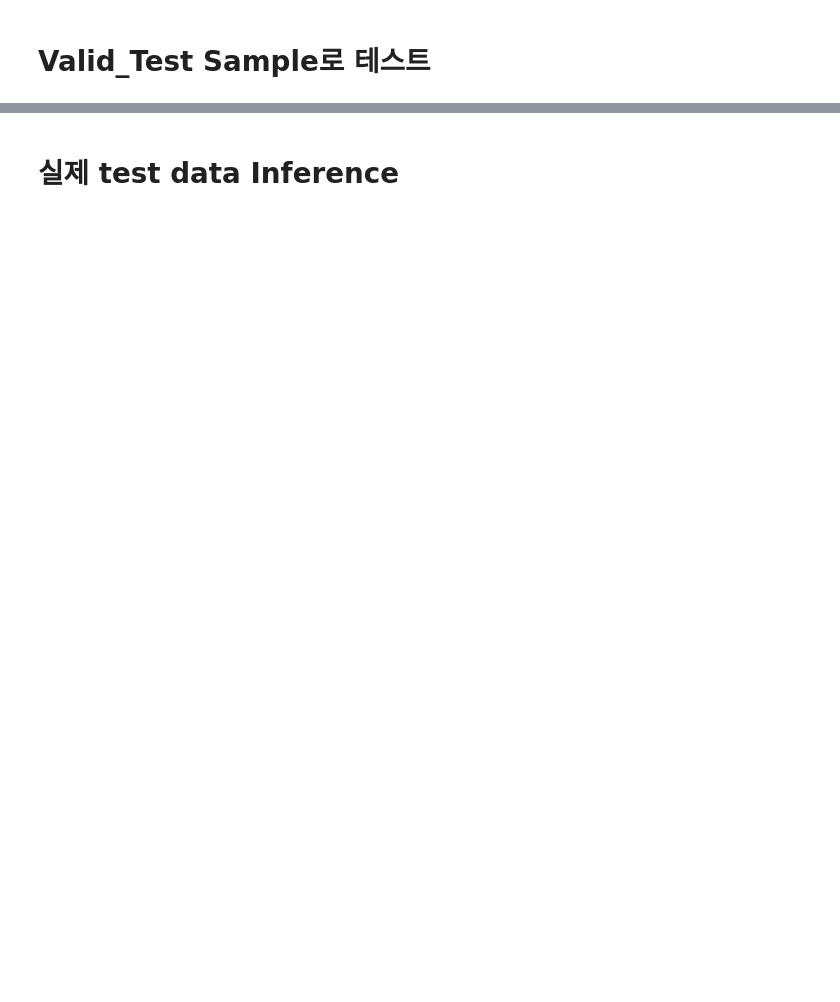
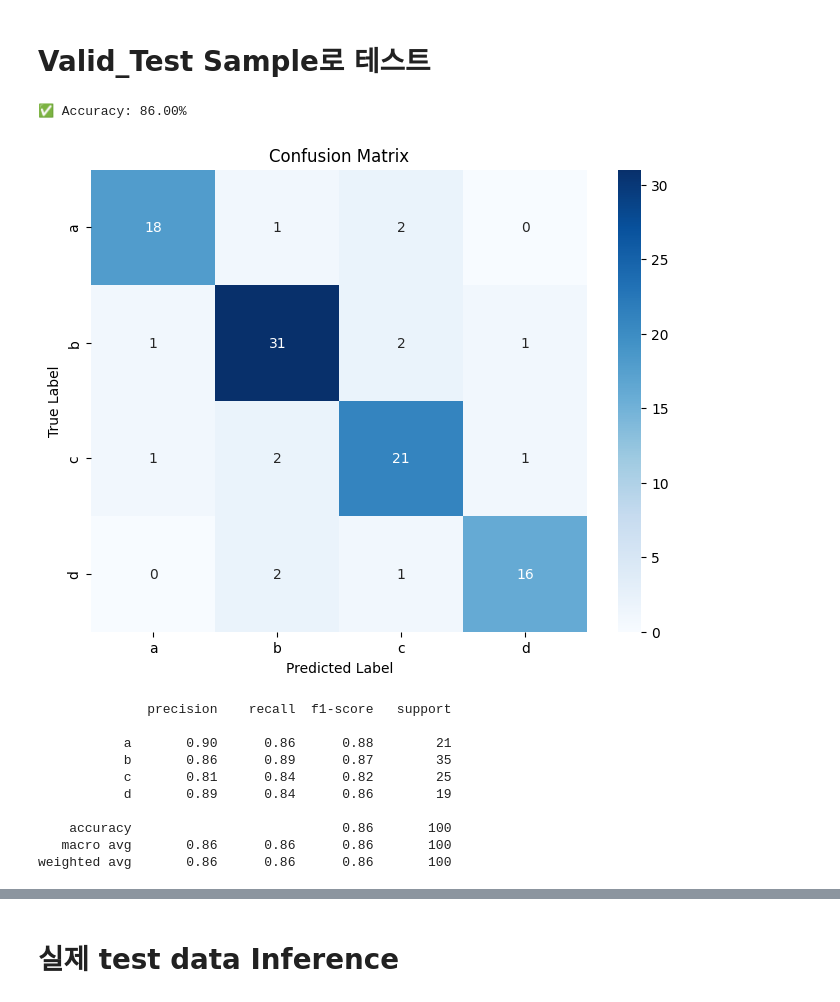
Before and after one commit to smj1513/ssafy_kaggle_vqa, a Jupyter notebook: 251023_Baseline.ipynb, the cells around one changed output, grey strips where cells are left out. Drawn from its saved outputs; the diff is of its cells as text; code cells hidden in the pictures; blank space fills up the shorter version.

```diff
--- a/251023_Baseline.ipynb
+++ b/251023_Baseline.ipynb
@@ -516,6 +543,10 @@ print (test_subset)
 # %%
 # 데이터 파서 : 모델의 응답에서 선지를 추출
 from sklearn.metrics import accuracy_score # 정확도 계산을 위해 import
+from sklearn.metrics import confusion_matrix
+import seaborn as sns
+import matplotlib.pyplot as plt
+from sklearn.metrics import classification_report
 
 def extract_choice(text: str) -> str:
     text = text.strip().lower()
@@ -538,37 +569,63 @@ preds = []
 labels = [] # 정답을 저장할 리스트
 
 # 추론 루프
-for i in tqdm(range(len(test_subset)), desc="Inference", unit="sample"):
-    row = test_subset.iloc[i]
+for i in tqdm(range(len(valid_subset)), desc="Inference", unit="sample"):
+    row = valid_subset.iloc[i]
     img = Image.open(row["path"]).convert("RGB")
     user_text = build_mc_prompt(row["question"], row["a"], row["b"], row["c"], row["d"])
     label = row["answer"]
     labels.append(label)
 
     messages = [
         {"role":"system","content":[{"type":"text","text":SYSTEM_INSTRUCT}]},
         {"role":"user","content":[
             {"type":"image","image":img},
             {"type":"text","text":user_text}
         ]}
     ]
 
     text = processor.apply_chat_template(messages, tokenize=False, add_generation_prompt=True)
     inputs = processor(text=[text], images=[img], return_tensors="pt").to(device)
 
     with torch.no_grad():
         out_ids = model.generate(**inputs, max_new_tokens=2, do_sample=False,
                                  eos_token_id=processor.tokenizer.eos_token_id)
 
     # 새로 생성된 부분만 디코딩 (더 안정적인 방법)
     input_len = inputs['input_ids'].shape[1]
     generated_ids = out_ids[:, input_len:]
     output_text = processor.batch_decode(generated_ids, skip_special_tokens=True)[0]
 
     preds.append(extract_choice(output_text))
 
 # --- ✅ 정확도 측정 코드 추가 ---
 accuracy = accuracy_score(labels, preds)
 print(f"✅ Accuracy: {accuracy * 100:.2f}%")
 # -----------------------------
+class_names = ['a', 'b', 'c', 'd']
+cm = confusion_matrix(labels, preds)
+plt.figure(figsize=(8, 6))
+sns.heatmap(cm, annot=True, fmt='d', cmap='Blues',
+            xticklabels=class_names, yticklabels=class_names)
+plt.xlabel('Predicted Label')
+plt.ylabel('True Label')
+plt.title('Confusion Matrix')
+plt.show()
+
+
+report = classification_report(labels, preds, target_names=class_names)
+print(report)
+# %% [output]
+✅ Accuracy: 86.00%
+[figure, added]
+              precision    recall  f1-score   support
+
+           a       0.90      0.86      0.88        21
+           b       0.86      0.89      0.87        35
+           c       0.81      0.84      0.82        25
+           d       0.89      0.84      0.86        19
+
+    accuracy                           0.86       100
+   macro avg       0.86      0.86      0.86       100
+weighted avg       0.86      0.86      0.86       100
 # %%
```
Also changed, not shown: parts of 18 cells of this notebook.
